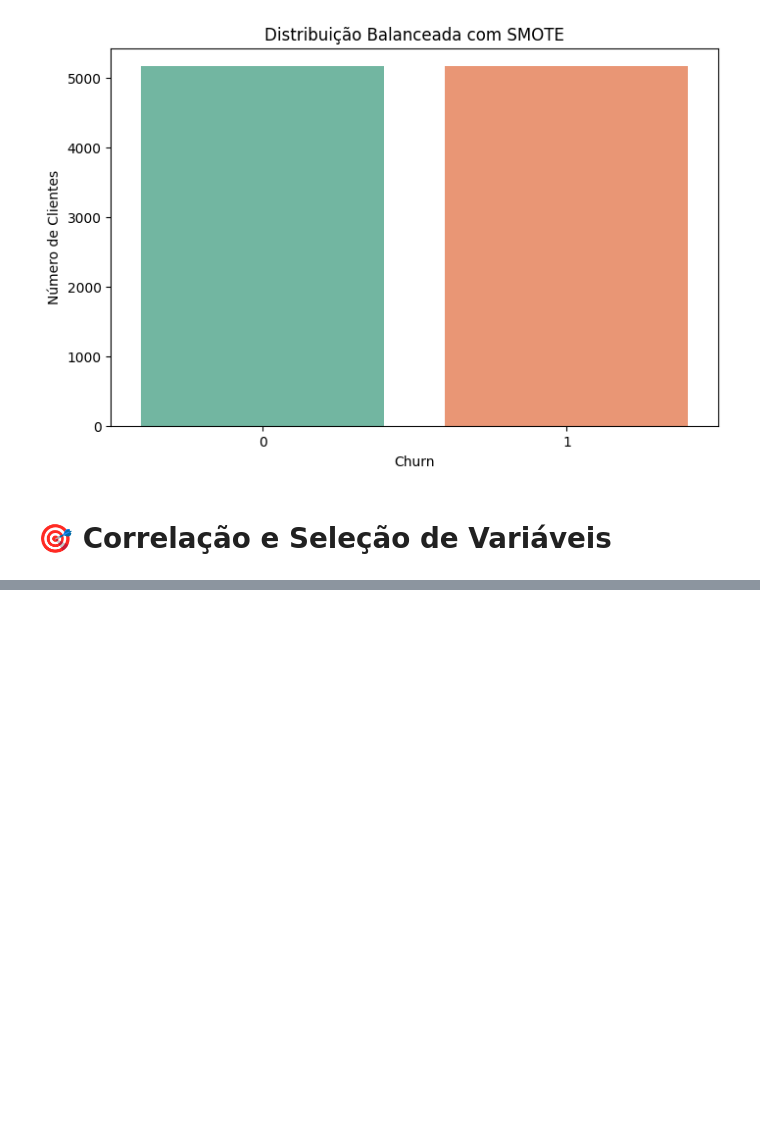
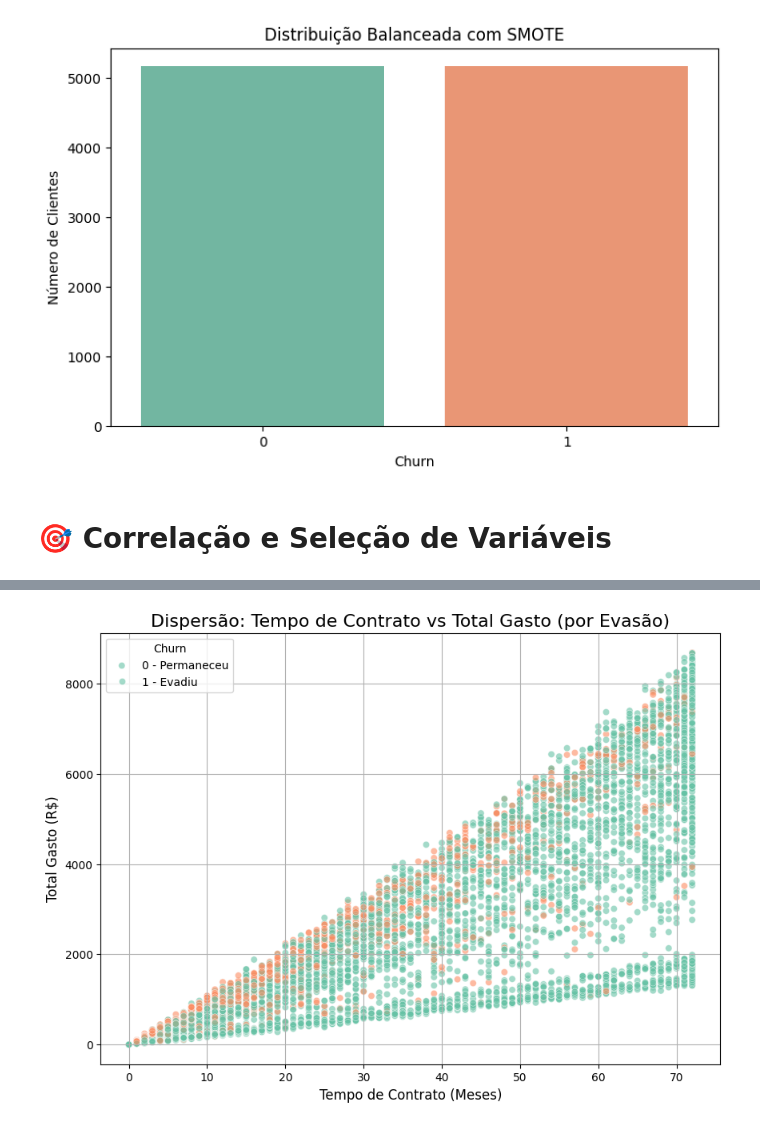
Before and after one commit to TheGabrielVieira/challenge3-data-science-part2, a Jupyter notebook: ML_TelecomX_BR.ipynb, the cells around one changed output, grey strips where cells are left out. Drawn from its saved outputs; the diff is of its cells as text; code cells hidden in the pictures; blank space fills up the shorter version.

```diff
--- a/ML_TelecomX_BR.ipynb
+++ b/ML_TelecomX_BR.ipynb
@@ -234,0 +288,11 @@ Passing `palette` without assigning `hue` is deprecated and will be removed in v
+# %%
+plt.figure(figsize=(10, 7))
+sns.scatterplot(x='customer.tenure', y='account.Charges.Total', hue='Churn', data=df_encoded, palette='Set2', alpha=0.6)
+plt.title('Dispersão: Tempo de Contrato vs Total Gasto (por Evasão)', fontsize=16)
+plt.xlabel('Tempo de Contrato (Meses)', fontsize=12)
+plt.ylabel('Total Gasto (R$)', fontsize=12)
+plt.grid(True)
+plt.legend(title='Churn', labels=['0 - Permaneceu', '1 - Evadiu'])
+plt.show()
+# %% [output]
+[figure, added]
```
Also changed, not shown: parts of 9 cells of this notebook.
